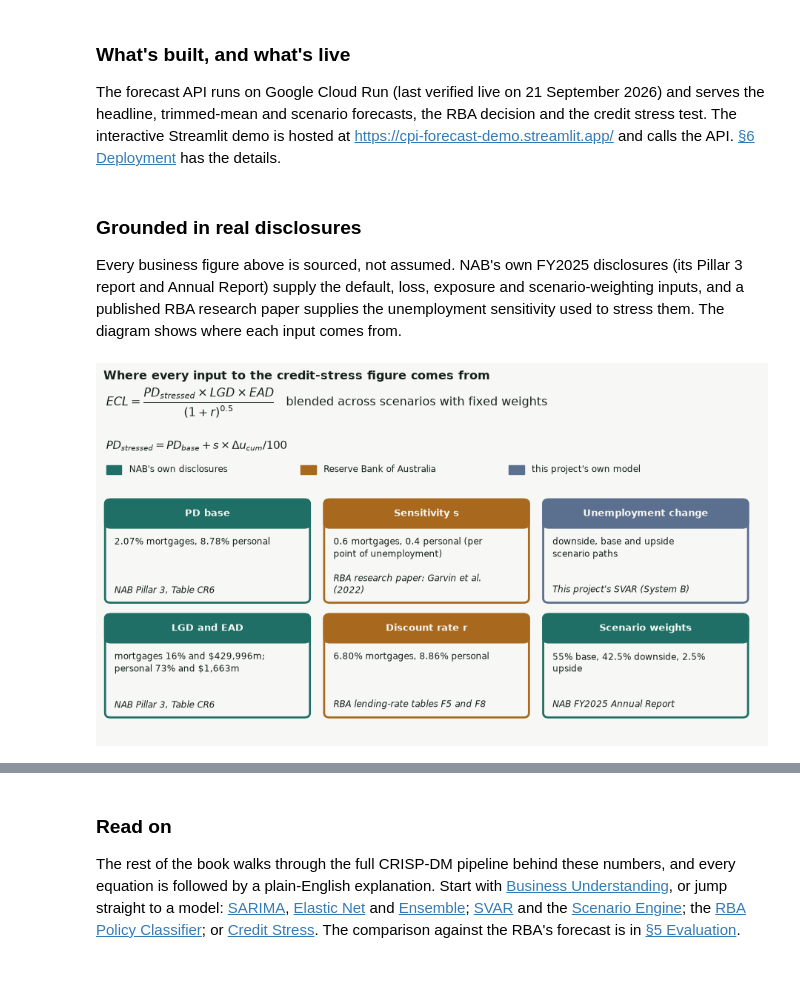
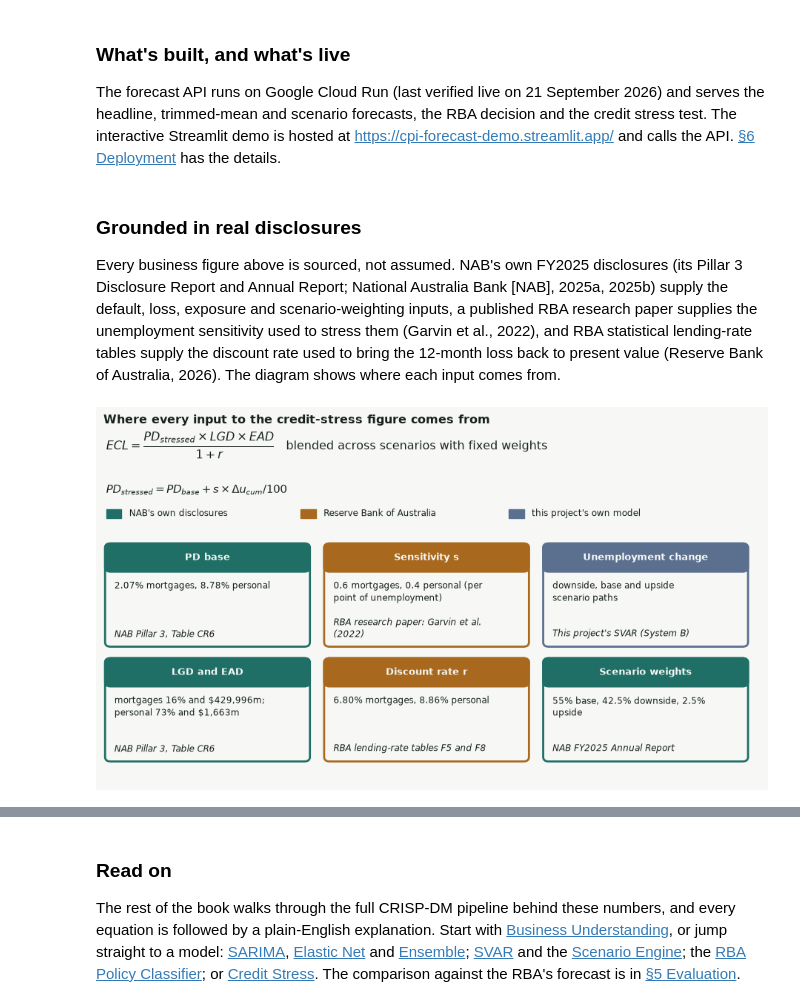
Before and after one commit to JuanVu1810/Australian-CPI-Forecast, a Jupyter notebook: book/australian_cpi_forecasting/00_results_at_a_glance.ipynb, the cells around one changed output, grey strips where cells are left out. Drawn from its saved outputs; the diff is of its cells as text; code cells hidden in the pictures; blank space fills up the shorter version.

```diff
--- a/book/australian_cpi_forecasting/00_results_at_a_glance.ipynb
+++ b/book/australian_cpi_forecasting/00_results_at_a_glance.ipynb
@@ -445,7 +445,7 @@ The forecast API runs on Google Cloud Run (last verified live on 21 September 20
 # %% [markdown]
 ### Grounded in real disclosures
 
-Every business figure above is sourced, not assumed. NAB's own FY2025 disclosures (its Pillar 3 report and Annual Report) supply the default, loss, exposure and scenario-weighting inputs, and a published RBA research paper supplies the unemployment sensitivity used to stress them. The diagram shows where each input comes from.
+Every business figure above is sourced, not assumed. NAB's own FY2025 disclosures (its Pillar 3 Disclosure Report and Annual Report; National Australia Bank [NAB], 2025a, 2025b) supply the default, loss, exposure and scenario-weighting inputs, a published RBA research paper supplies the unemployment sensitivity used to stress them (Garvin et al., 2022), and RBA statistical lending-rate tables supply the discount rate used to bring the 12-month loss back to present value (Reserve Bank of Australia, 2026). The diagram shows where each input comes from.
 # %%
 import textwrap
 from matplotlib.patches import FancyBboxPatch
@@ -468,35 +468,35 @@ inputs = [   # (term, values, source, colour)
     ("Scenario weights", f"{w['base'] * 100:g}% base, {w['downside'] * 100:g}% downside, {w['upside'] * 100:g}% upside",
      "NAB FY2025 Annual Report", NAB),
 ]
 fig, ax = plt.subplots(figsize=(9.2, 5.3))
 ax.set_xlim(0, 12)
 ax.set_ylim(0, 8)
 ax.axis("off")
-ax.text(0.05, 7.95, r"$ECL = \dfrac{PD_{stressed} \times LGD \times EAD}{(1+r)^{0.5}}$   blended across scenarios with fixed weights",
+ax.text(0.05, 7.95, r"$ECL = \dfrac{PD_{stressed} \times LGD \times EAD}{1+r}$   blended across scenarios with fixed weights",
         fontsize=11.5, va="top")
 ax.text(0.05, 6.75, r"$PD_{stressed} = PD_{base} + s \times \Delta u_{cum} / 100$", fontsize=10.5, va="top")
 for x, color, label in [(0.05, NAB, "NAB's own disclosures"), (3.6, RBA, "Reserve Bank of Australia"), (7.4, SVAR, "this project's own model")]:
     ax.add_patch(plt.Rectangle((x, 6.0), 0.28, 0.2, facecolor=color, edgecolor=color))
     ax.text(x + 0.42, 6.1, label, va="center", fontsize=8.8)
 bw, bh, gx, gy = 3.7, 2.3, 0.3, 0.3
 for i, (term, values, source, color) in enumerate(inputs):
     r, c = divmod(i, 3)
     x, y = 0.05 + c * (bw + gx), 5.4 - bh - r * (bh + gy) + 0.0
     y = 5.4 - (r + 1) * bh - r * gy
     ax.add_patch(FancyBboxPatch((x, y), bw, bh, boxstyle="round,pad=0.02,rounding_size=0.1", facecolor=PAPER,
                                 edgecolor=color, linewidth=2.0))
     ax.add_patch(FancyBboxPatch((x, y + bh - 0.6), bw, 0.6, boxstyle="round,pad=0.02,rounding_size=0.1",
                                 facecolor=color, edgecolor=color, linewidth=2.0))
     ax.text(x + bw / 2, y + bh - 0.3, term, ha="center", va="center", fontsize=9.5, fontweight="bold", color=PAPER)
     ax.text(x + 0.15, y + bh - 0.8, "\n".join(textwrap.wrap(values, 33)), ha="left", va="top", fontsize=8.6, linespacing=1.4)
     ax.text(x + 0.15, y + 0.15, "\n".join(textwrap.wrap(source, 36)), ha="left", va="bottom", fontsize=8.3,
             style="italic", linespacing=1.3)
 ax.set_title("Where every input to the credit-stress figure comes from", loc="left", fontsize=11.5, fontweight="bold")
 fig.tight_layout()
 plt.show()
 glue("input_sources_fig", fig, display=False)
 # %% [output]
-[figure, old version]
+[figure, new version]
 [interactive output not drawn]
 # %% [markdown]
 ### Read on
```
Also changed, not shown: parts of 4 cells of this notebook, 19 other files.
